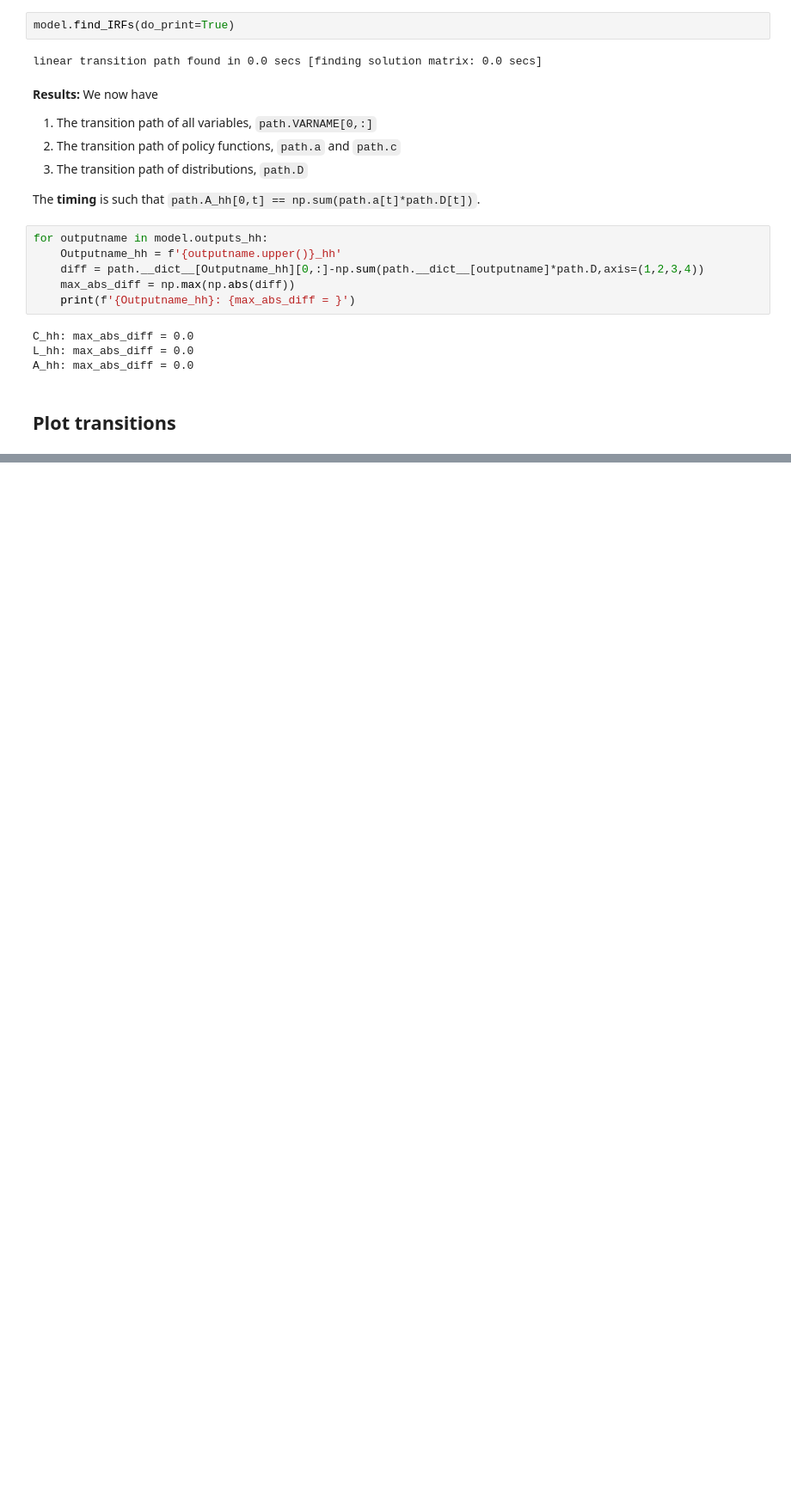
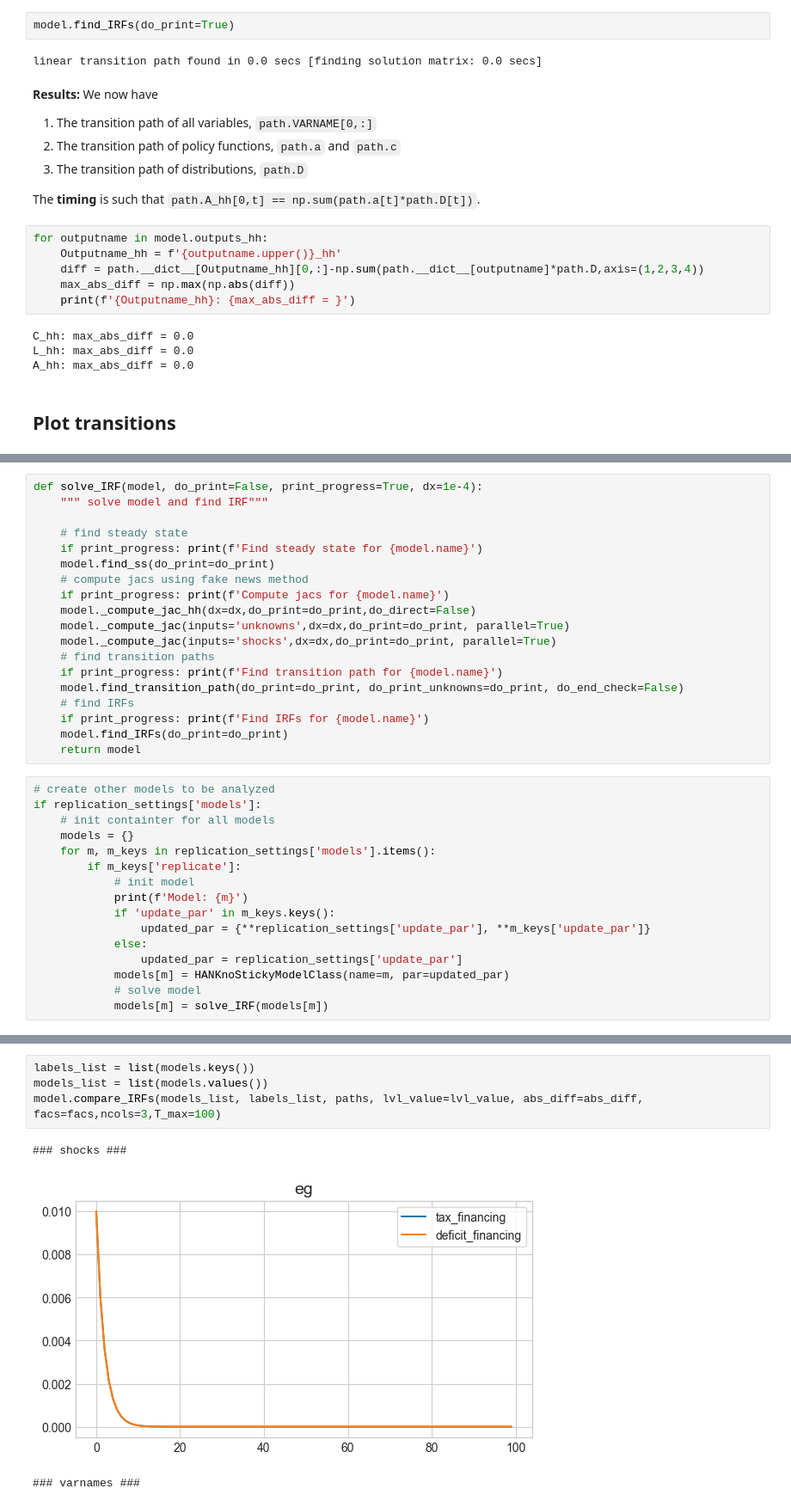
Before and after one commit to YanWin/StickyInformationHANK, a Jupyter notebook: HANKnoSticky.ipynb, the cells around one changed output, grey strips where cells are left out. Shown at 86% size. Cells and saved outputs as stored; diff of their text form; blank space fills up the shorter version.

```diff
--- a/HANKnoSticky.ipynb
+++ b/HANKnoSticky.ipynb
@@ -435,0 +457,35 @@ model.path.ra.min()
+# %%
+def solve_IRF(model, do_print=False, print_progress=True, dx=1e-4):
+    """ solve model and find IRF"""
+
+    # find steady state
+    if print_progress: print(f'Find steady state for {model.name}')
+    model.find_ss(do_print=do_print)
+    # compute jacs using fake news method
+    if print_progress: print(f'Compute jacs for {model.name}')
+    model._compute_jac_hh(dx=dx,do_print=do_print,do_direct=False)
+    model._compute_jac(inputs='unknowns',dx=dx,do_print=do_print, parallel=True)
+    model._compute_jac(inputs='shocks',dx=dx,do_print=do_print, parallel=True)
+    # find transition paths
+    if print_progress: print(f'Find transition path for {model.name}')
+    model.find_transition_path(do_print=do_print, do_print_unknowns=do_print, do_end_check=False)
+    # find IRFs
+    if print_progress: print(f'Find IRFs for {model.name}')
+    model.find_IRFs(do_print=do_print)
+    return model
+# %%
+# create other models to be analyzed
+if replication_settings['models']:
+    # init containter for all models
+    models = {}
+    for m, m_keys in replication_settings['models'].items():
+        if m_keys['replicate']:
+            # init model
+            print(f'Model: {m}')
+            if 'update_par' in m_keys.keys():
+                updated_par = {**replication_settings['update_par'], **m_keys['update_par']}
+            else:
+                updated_par = replication_settings['update_par']
+            models[m] = HANKnoStickyModelClass(name=m, par=updated_par)
+            # solve model
+            models[m] = solve_IRF(models[m])
@@ -435,0 +503,8 @@ model.path.ra.min()
+# %%
+labels_list = list(models.keys())
+models_list = list(models.values())
+model.compare_IRFs(models_list, labels_list, paths, lvl_value=lvl_value, abs_diff=abs_diff, facs=facs,ncols=3,T_max=100)
+# %% [output]
+### shocks ###
+[figure, added]
+### varnames ###
```
Also changed, not shown: parts of 12 cells of this notebook, 4 other files.
